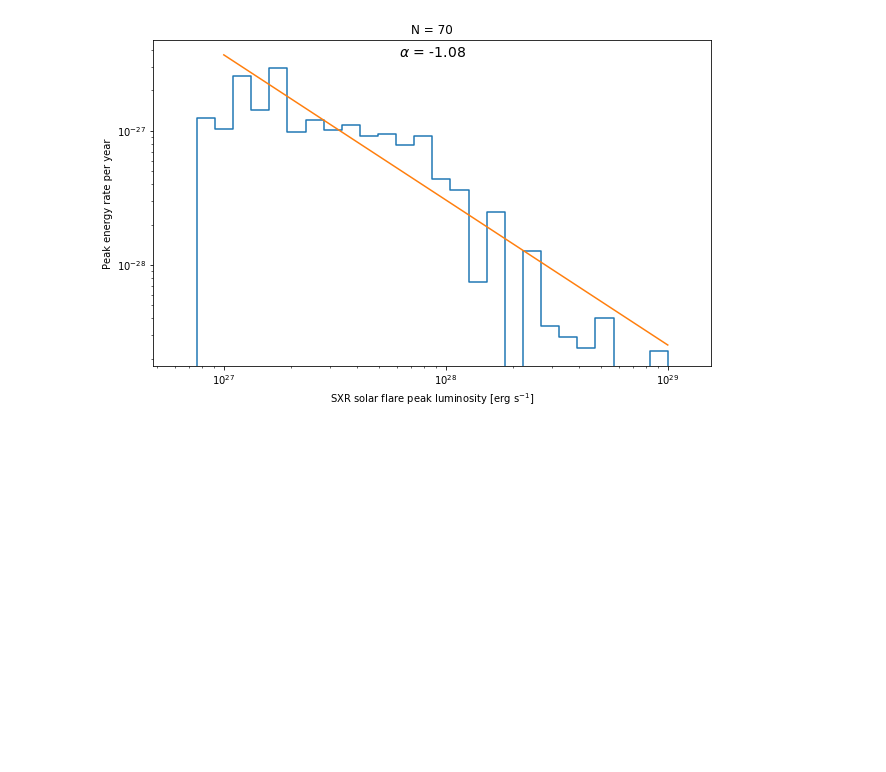
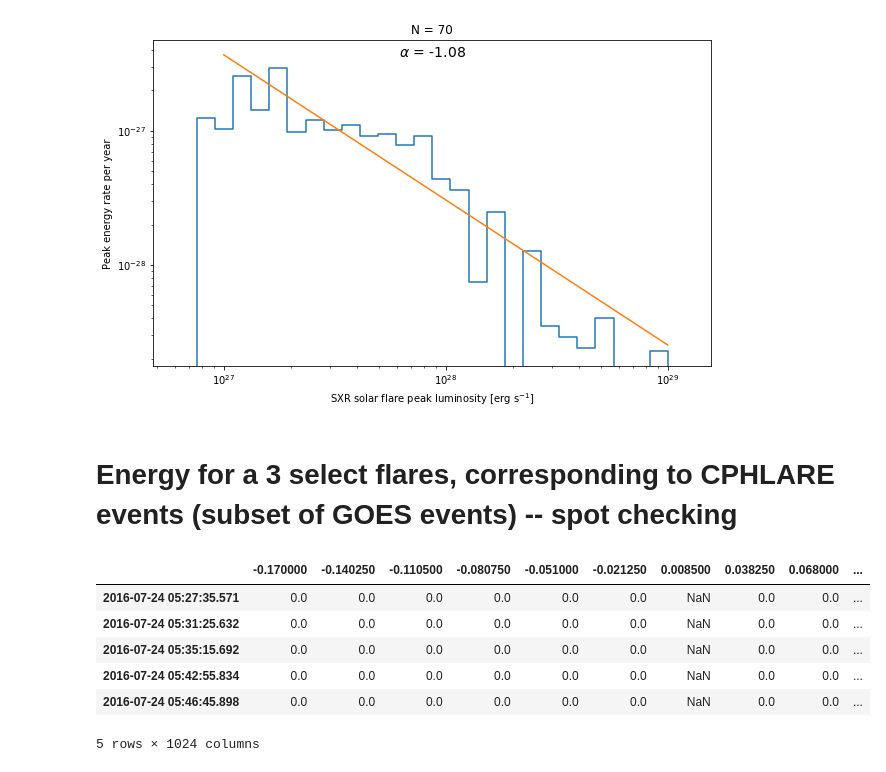
Before and after one commit to jmason86/MinXSS_Flare_Frequency_Distribution, a Jupyter notebook: minxss_make_flare_frequency_distribution.ipynb, the cells around one changed output. Cells and saved outputs as stored; diff of their text form; code cells hidden in the pictures; blank space fills up the shorter version.

Commit message:
First cut at spot checks in the notebook

```diff
--- a/minxss_make_flare_frequency_distribution.ipynb
+++ b/minxss_make_flare_frequency_distribution.ipynb
@@ -87,14 +87,14 @@ def convert_photons_to_energy(energy, photons):
 # Read data
 # %%
 %%time
-data_path = '/Users/jmason86/Dropbox/minxss_dropbox/data/fm1/level1/'
-data = readsav('{}minxss1_l1_mission_length_v2.sav'.format(data_path))
+data_path = '/Users/masonjp2/Dropbox/minxss_dropbox/data/fm1/level1/'
+data = readsav('{}minxss1_l1_mission_length_v3.1.0.sav'.format(data_path))
 minxsslevel1 = data.minxsslevel1.x123[0].copy()
 spectral_irradiance = np.stack(minxsslevel1['irradiance']) * (u.photon / u.second / u.centimeter**2 / u.keV)
 energy = minxsslevel1[0]['energy']
 time_jd = extract_time_jd(minxsslevel1)
 
-goes_events_path = '/Users/jmason86/Dropbox/Research/Data/GOES/events/'
+goes_events_path = '/Users/masonjp2/Dropbox/Research/Data/GOES/events/'
 data_goes = readsav('{}GOES_events_MinXSS1_era.sav'.format(goes_events_path))
 goes_events = data_goes.goesevents.copy()
 goes_start_jd = goes_events['eventstarttimejd']
@@ -165,6 +106,3 @@ df.to_csv('MinXSS_one_flare.csv')
-# %%
-time_iso = df.index
-time_jd = Time(time_iso.values.tolist(), format='iso').jd
 # %% [markdown]
 # TODO: Preflare subtraction -- still trying to figure this section out
 # %%
@@ -343,3 +281,37 @@ fit_slope(bin_centers, dn_denergy_rate_per_year, xmin=1e27, xmax=4e28)
 plt.savefig('plots/Peak energy rate per year.png')
 # %% [output]
 [figure]
+# %% [markdown]
+# Energy for a 3 select flares, corresponding to CPHLARE events (subset of GOES events) -- spot checking
+# %%
+import pandas as pd
+from astropy.time import Time
+
+# Grab data for 3 MinXSS flares also observed by CPHLARE class work looking at GOES flares
+time_window_before_hours = 1
+time_window_after_hours = 2
+flare1_peak_time = '2016-07-24 06:20:00Z'
+flare2_peak_time = '2016-11-29 07:10:00Z'
+flare3_peak_time = '2017-02-22 13:27:00Z'
+flare1_mask = (time_jd >= Time(flare1_peak_time).jd - time_window_before_hours/24) & (time_jd <= Time(flare1_peak_time).jd + time_window_after_hours/24)
+flare2_mask = (time_jd >= Time(flare2_peak_time).jd - time_window_before_hours/24) & (time_jd <= Time(flare2_peak_time).jd + time_window_after_hours/24)
+flare3_mask = (time_jd >= Time(flare3_peak_time).jd - time_window_before_hours/24) & (time_jd <= Time(flare3_peak_time).jd + time_window_after_hours/24)
+
+flare1_spectral_irradiance = spectral_irradiance[flare1_mask, :]
+flare2_spectral_irradiance = spectral_irradiance[flare2_mask, :]
+flare3_spectral_irradiance = spectral_irradiance[flare3_mask, :]
+
+df = pd.DataFrame(flare1_spectral_irradiance)
+df.columns = energy
+time_astro = Time(time_jd, format='jd')
+df.index = time_astro.iso[flare1_mask]
+
+df.head()
+# %% [output]
+|  | -0.170000 | -0.140250 | -0.110500 | -0.080750 | -0.051000 | -0.021250 | 0.008500 | 0.038250 | 0.068000 | ... |
+| 2016-07-24 05:27:35.571 | 0.0 | 0.0 | 0.0 | 0.0 | 0.0 | 0.0 | NaN | 0.0 | 0.0 | ... |
+| 2016-07-24 05:31:25.632 | 0.0 | 0.0 | 0.0 | 0.0 | 0.0 | 0.0 | NaN | 0.0 | 0.0 | ... |
+| 2016-07-24 05:35:15.692 | 0.0 | 0.0 | 0.0 | 0.0 | 0.0 | 0.0 | NaN | 0.0 | 0.0 | ... |
+| 2016-07-24 05:42:55.834 | 0.0 | 0.0 | 0.0 | 0.0 | 0.0 | 0.0 | NaN | 0.0 | 0.0 | ... |
+| 2016-07-24 05:46:45.898 | 0.0 | 0.0 | 0.0 | 0.0 | 0.0 | 0.0 | NaN | 0.0 | 0.0 | ... |
+5 rows × 1024 columns
```
Also changed, not shown: parts of 19 cells of this notebook, 1 other file.
